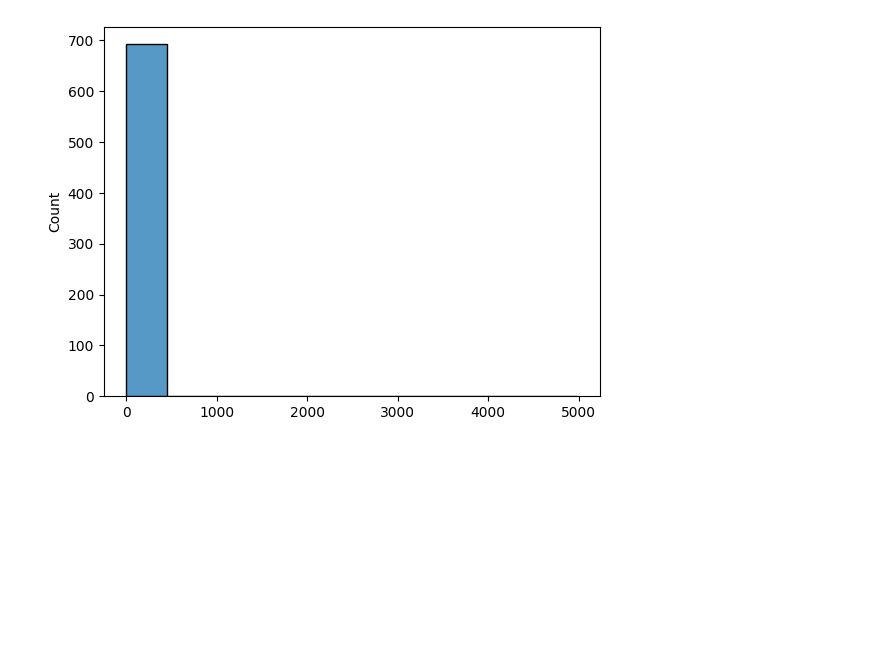
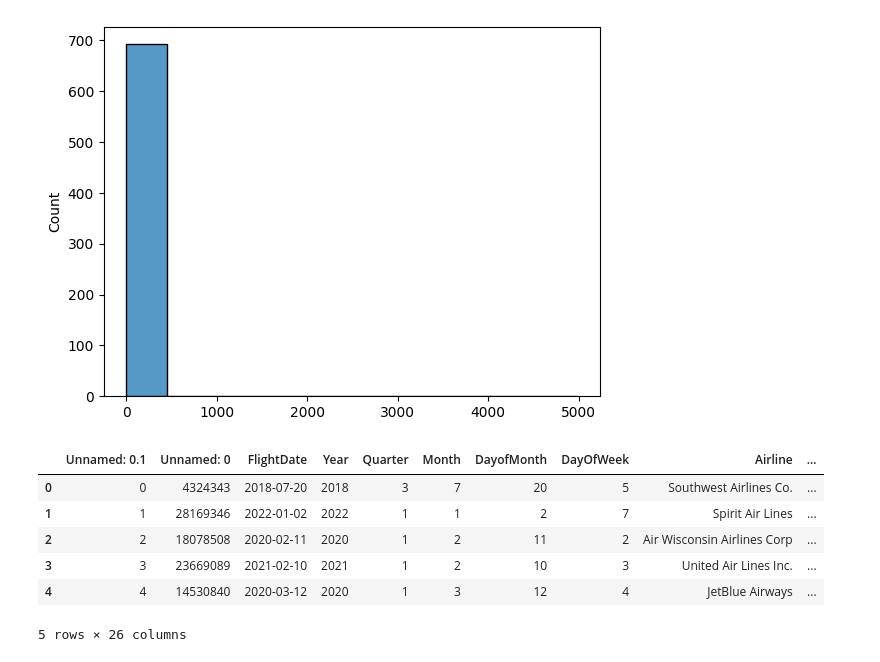
Before and after one commit to sameriliya/delai, a Jupyter notebook: notebooks/sam_model_demo.ipynb, the cells around one changed output. Drawn from its saved outputs; the diff is of its cells as text; code cells hidden in the pictures; blank space fills up the shorter version.

```diff
--- a/notebooks/sam_model_demo.ipynb
+++ b/notebooks/sam_model_demo.ipynb
@@ -123,3 +127,15 @@ sns.histplot(X.max())
 # %% [output]
 <AxesSubplot: ylabel='Count'>
 [figure]
+# %%
+train = pd.read_csv('../raw_data/train.csv')
+# %%
+train.head()
+# %% [output]
+|  | Unnamed: 0.1 | Unnamed: 0 | FlightDate | Year | Quarter | Month | DayofMonth | DayOfWeek | Airline | ... |
+| 0 | 0 | 4324343 | 2018-07-20 | 2018 | 3 | 7 | 20 | 5 | Southwest Airlines Co. | ... |
+| 1 | 1 | 28169346 | 2022-01-02 | 2022 | 1 | 1 | 2 | 7 | Spirit Air Lines | ... |
+| 2 | 2 | 18078508 | 2020-02-11 | 2020 | 1 | 2 | 11 | 2 | Air Wisconsin Airlines Corp | ... |
+| 3 | 3 | 23669089 | 2021-02-10 | 2021 | 1 | 2 | 10 | 3 | United Air Lines Inc. | ... |
+| 4 | 4 | 14530840 | 2020-03-12 | 2020 | 1 | 3 | 12 | 4 | JetBlue Airways | ... |
+5 rows × 26 columns
```
Also changed, not shown: parts of 8 cells of this notebook, 3 other files.
